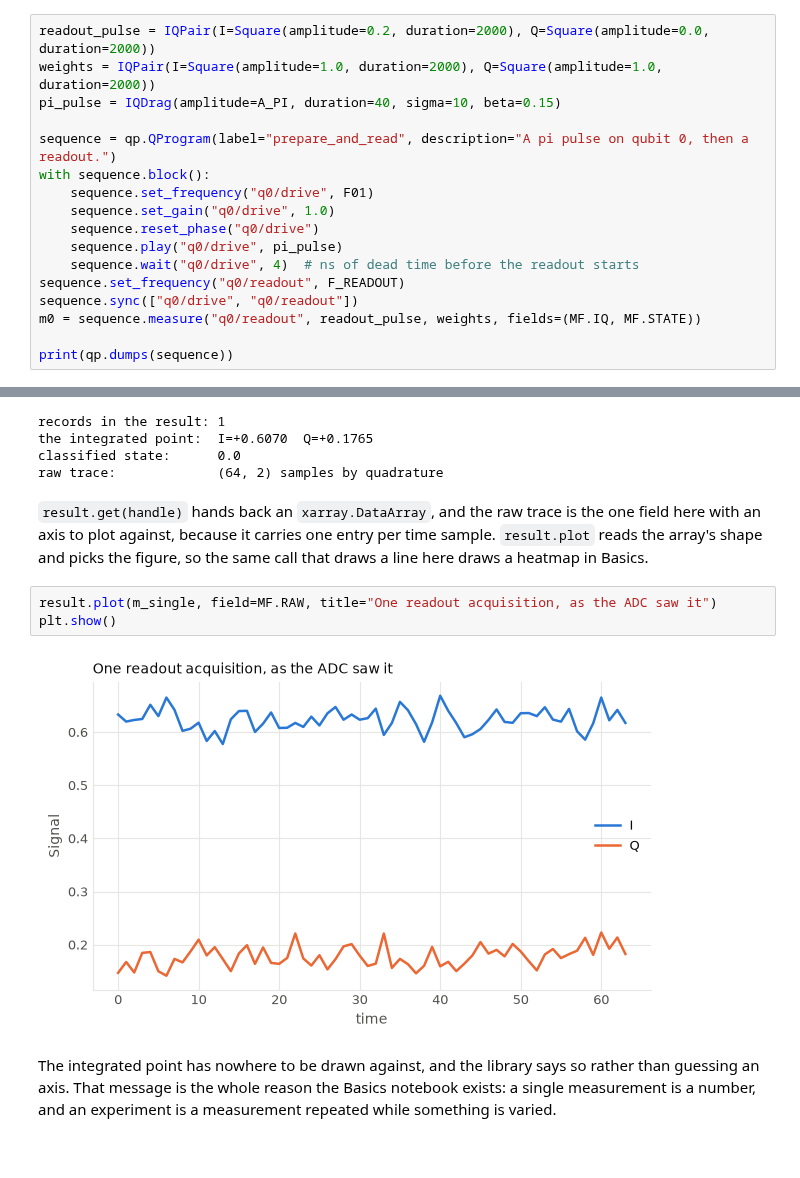
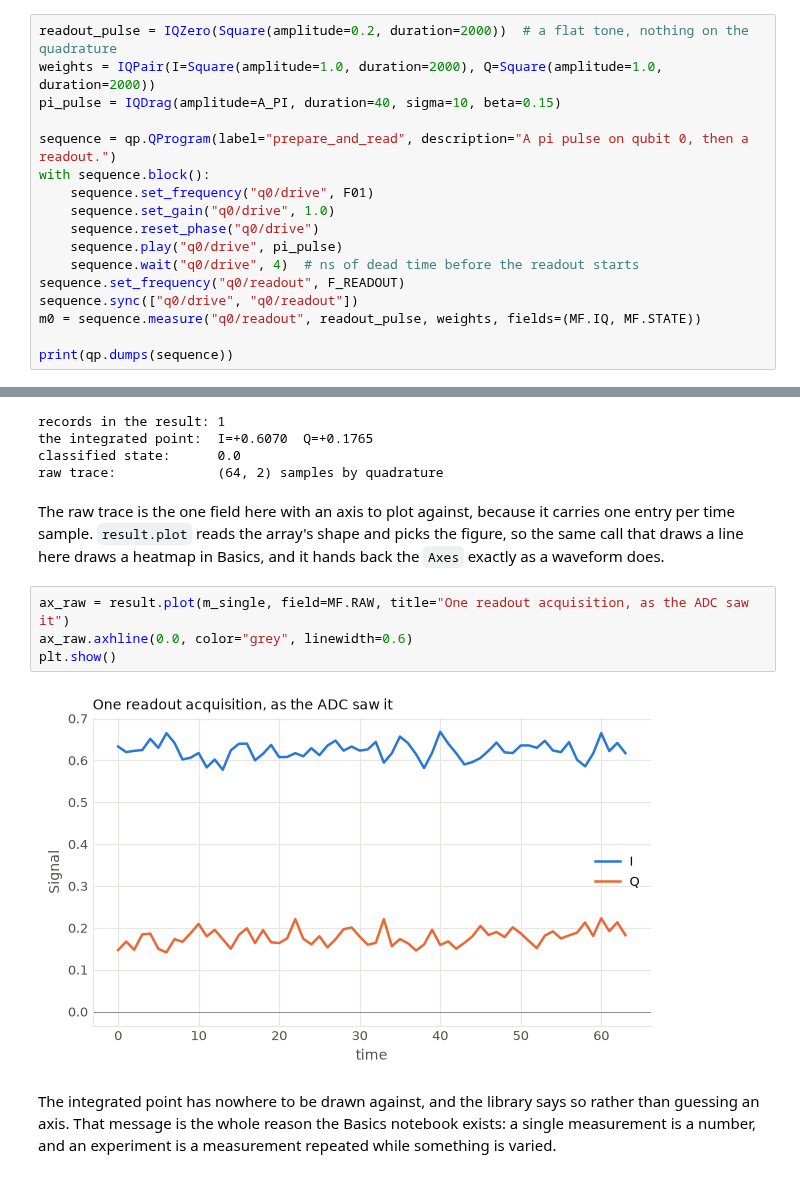
Before and after one commit to qilimanjaro-tech/ieee-qce26-qprogram-tutorial, a Jupyter notebook: notebooks/solutions/01_introduction.ipynb, the cells around one changed output, grey strips where cells are left out. Drawn from its saved outputs; the diff is of its cells as text.

```diff
--- a/notebooks/solutions/01_introduction.ipynb
+++ b/notebooks/solutions/01_introduction.ipynb
@@ -128,5 +128,5 @@ The program below prepares the qubit and reads it out, and it uses most of the v
 # %%
-readout_pulse = IQPair(I=Square(amplitude=0.2, duration=2000), Q=Square(amplitude=0.0, duration=2000))
+readout_pulse = IQZero(Square(amplitude=0.2, duration=2000))  # a flat tone, nothing on the quadrature
 weights = IQPair(I=Square(amplitude=1.0, duration=2000), Q=Square(amplitude=1.0, duration=2000))
 pi_pulse = IQDrag(amplitude=A_PI, duration=40, sigma=10, beta=0.15)
 
@@ -498,12 +499,13 @@ the integrated point:  I=+0.6070  Q=+0.1765
 classified state:      0.0
 raw trace:             (64, 2) samples by quadrature
 # %% [markdown]
-`result.get(handle)` hands back an `xarray.DataArray`, and the raw trace is the one field here with an axis to plot against, because it carries one entry per time sample. `result.plot` reads the array's shape and picks the figure, so the same call that draws a line here draws a heatmap in Basics.
+The raw trace is the one field here with an axis to plot against, because it carries one entry per time sample. `result.plot` reads the array's shape and picks the figure, so the same call that draws a line here draws a heatmap in Basics, and it hands back the `Axes` exactly as a waveform does.
 # %%
-result.plot(m_single, field=MF.RAW, title="One readout acquisition, as the ADC saw it")
+ax_raw = result.plot(m_single, field=MF.RAW, title="One readout acquisition, as the ADC saw it")
+ax_raw.axhline(0.0, color="grey", linewidth=0.6)
 plt.show()
 # %% [output]
-[figure, old version]
+[figure, new version]
 # %% [markdown]
 The integrated point has nowhere to be drawn against, and the library says so rather than guessing an axis. That message is the whole reason the Basics notebook exists: a single measurement is a number, and an experiment is a measurement repeated while something is varied.
 # %%
```
Also changed, not shown: parts of 20 cells of this notebook, 9 other files.
